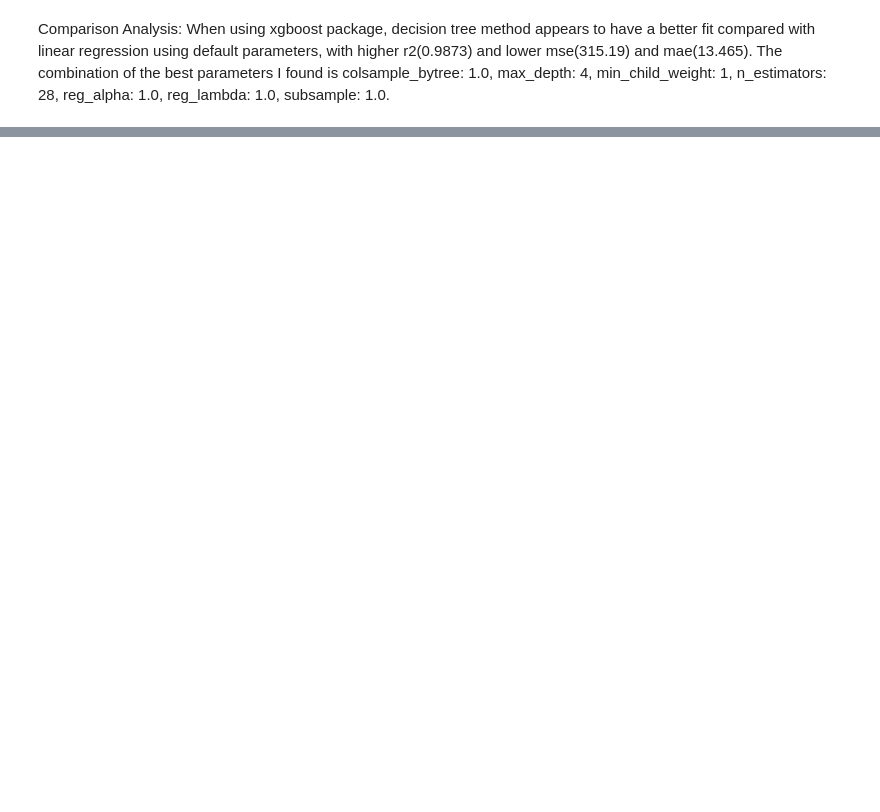
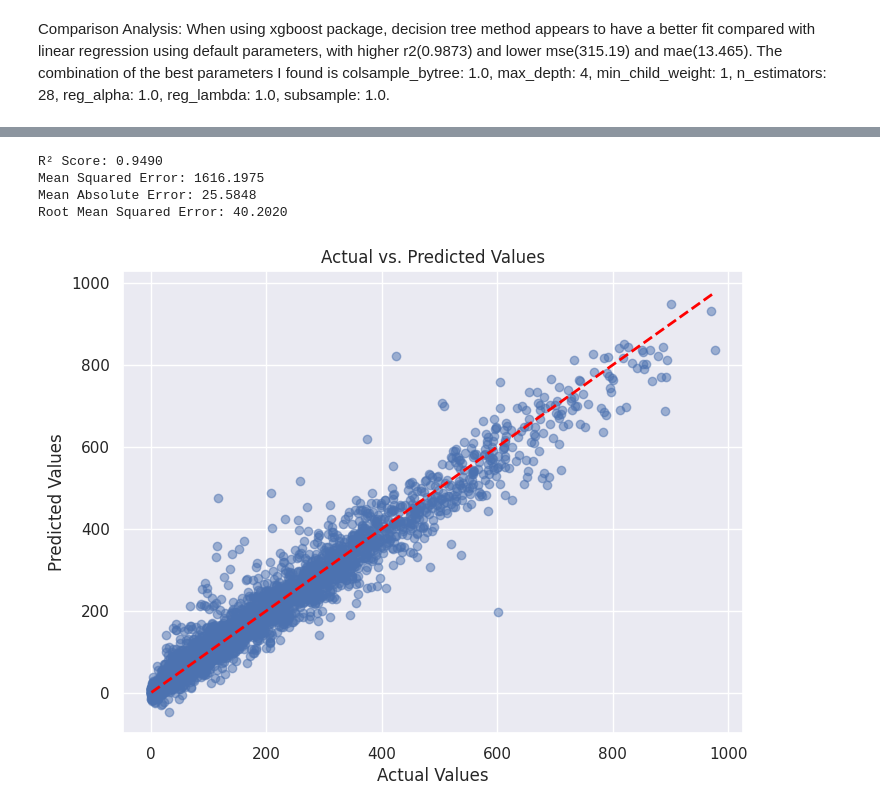
Before and after one commit to Zhiyuan-03/AI_in_Transportation_Exercise, a Jupyter notebook: xGBoost.ipynb, the cells around one changed output, grey strips where cells are left out. Cells and saved outputs as stored; diff of their text form; code cells hidden in the pictures; blank space fills up the shorter version.

```diff
--- a/xGBoost.ipynb
+++ b/xGBoost.ipynb
@@ -213,0 +371,55 @@ When using xgboost package, decision tree method appears to have a better fit co
+# %%
+from xgboost import XGBRegressor
+import numpy as np
+# Use the best parameters from grid search
+best_params = grid_search.best_params_
+
+final_model = XGBRegressor(
+    objective='reg:squarederror',
+    random_state=42,
+    **best_params
+)
+
+# Train the model
+final_model.fit(X_train, y_train)
+# Predict on test data
+y_pred = final_model.predict(X_test)
+from sklearn.metrics import mean_squared_error, mean_absolute_error, r2_score
+
+r2 = r2_score(y_test, y_pred)
+mse = mean_squared_error(y_test, y_pred)
+mae = mean_absolute_error(y_test, y_pred)
+rmse = np.sqrt(mse)
+
+print(f"R² Score: {r2:.4f}")
+print(f"Mean Squared Error: {mse:.4f}")
+print(f"Mean Absolute Error: {mae:.4f}")
+print(f"Root Mean Squared Error: {rmse:.4f}")
+# %% [output]
+R² Score: 0.9490
+Mean Squared Error: 1616.1975
+Mean Absolute Error: 25.5848
+Root Mean Squared Error: 40.2020
+# %%
+# y_test contains the actual target values for the test dataset
+# y_pred contains the predicted values for the test dataset
+
+# Create a scatter plot to visualize the relationship
+%matplotlib inline
+import matplotlib.pyplot as plt
+
+plt.figure(figsize=(8, 6))
+plt.scatter(y_test, y_pred, alpha=0.5)  # Plot actual vs. predicted values
+
+# Add labels and title
+plt.xlabel("Actual Values")
+plt.ylabel("Predicted Values")
+plt.title("Actual vs. Predicted Values")
+
+# Add a diagonal line for reference (perfect predictions)
+plt.plot([min(y_test), max(y_test)], [min(y_test), max(y_test)], linestyle='--', color='red', lw=2)
+
+# Show the plot
+plt.show()
+# %% [output]
+[figure, added]
```
Also changed, not shown: parts of 12 cells of this notebook.
